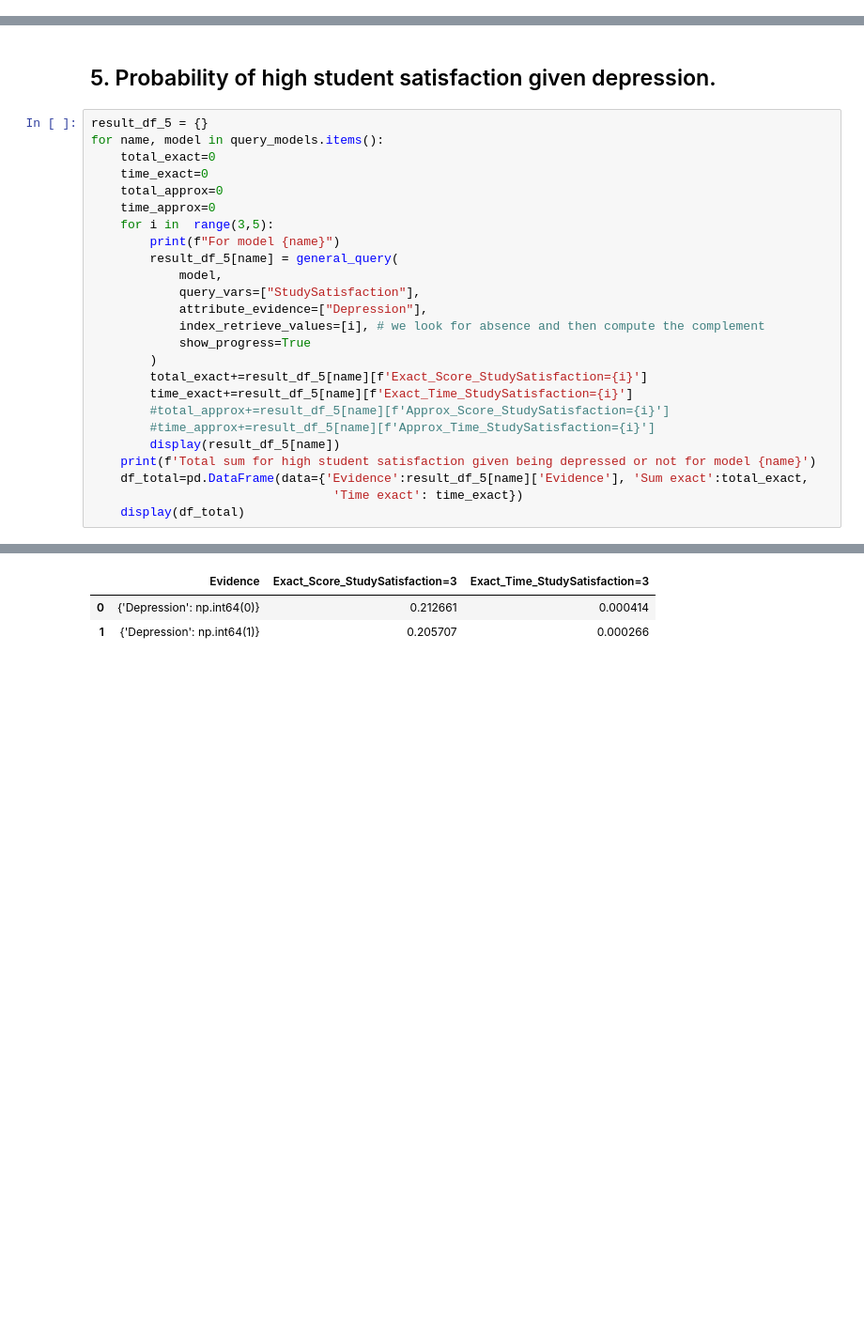
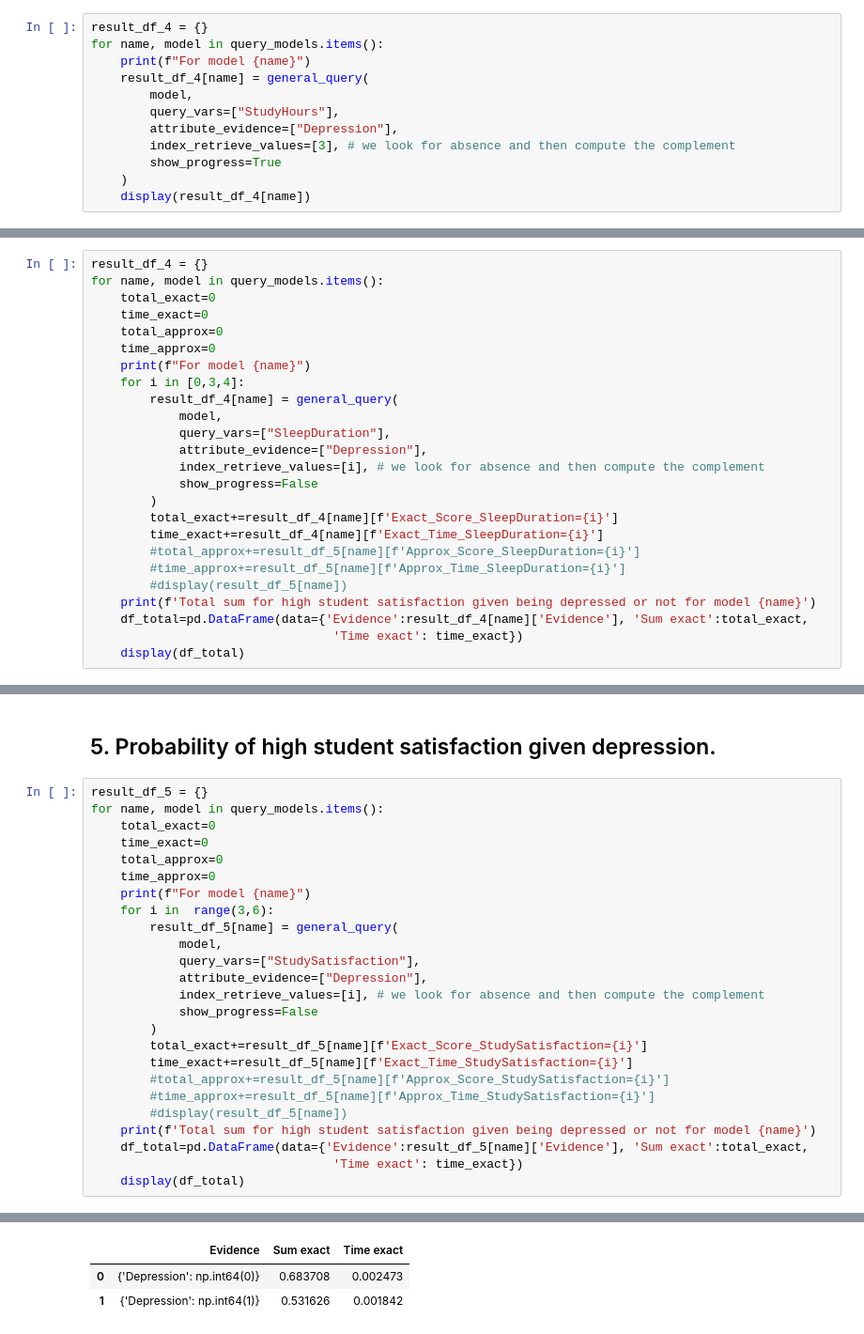
Before and after one commit to Shardyne/faikr3-project, a Jupyter notebook: network_comparison.ipynb, the cells around one changed output, grey strips where cells are left out. Shown at 94% size. Saved outputs shown, nothing was run; the diff lists cells and outputs as text; blank space fills up the shorter version.

```diff
--- a/network_comparison.ipynb
+++ b/network_comparison.ipynb
@@ -710,0 +699,12 @@ For model Network with latent variable 1
+# %%
+result_df_4 = {}
+for name, model in query_models.items():
+    print(f"For model {name}")
+    result_df_4[name] = general_query(
+        model,
+        query_vars=["StudyHours"],
+        attribute_evidence=["Depression"],
+        index_retrieve_values=[3], # we look for absence and then compute the complement
+        show_progress=True
+    )
+    display(result_df_4[name])
@@ -735,0 +745,25 @@ For model Network with latent variable 1
+# %%
+result_df_4 = {}
+for name, model in query_models.items():
+    total_exact=0
+    time_exact=0
+    total_approx=0
+    time_approx=0
+    print(f"For model {name}")
+    for i in [0,3,4]:
+        result_df_4[name] = general_query(
+            model,
+            query_vars=["SleepDuration"],
+            attribute_evidence=["Depression"],
+            index_retrieve_values=[i], # we look for absence and then compute the complement
+            show_progress=False
+        )
+        total_exact+=result_df_4[name][f'Exact_Score_SleepDuration={i}']
+        time_exact+=result_df_4[name][f'Exact_Time_SleepDuration={i}']
+        #total_approx+=result_df_5[name][f'Approx_Score_SleepDuration={i}']
+        #time_approx+=result_df_5[name][f'Approx_Time_SleepDuration={i}']
+        #display(result_df_5[name])
+    print(f'Total sum for high student satisfaction given being depressed or not for model {name}')
+    df_total=pd.DataFrame(data={'Evidence':result_df_4[name]['Evidence'], 'Sum exact':total_exact,
+                                 'Time exact': time_exact})
+    display(df_total)
@@ -763,20 +808,20 @@ for name, model in query_models.items():
     time_exact=0
     total_approx=0
     time_approx=0
-    for i in  range(3,5):
-        print(f"For model {name}")
+    print(f"For model {name}")
+    for i in  range(3,6):
         result_df_5[name] = general_query(
             model,
             query_vars=["StudySatisfaction"],
             attribute_evidence=["Depression"],
             index_retrieve_values=[i], # we look for absence and then compute the complement
-            show_progress=True
+            show_progress=False
         )
         total_exact+=result_df_5[name][f'Exact_Score_StudySatisfaction={i}']
         time_exact+=result_df_5[name][f'Exact_Time_StudySatisfaction={i}']
         #total_approx+=result_df_5[name][f'Approx_Score_StudySatisfaction={i}']
         #time_approx+=result_df_5[name][f'Approx_Time_StudySatisfaction={i}']
-        display(result_df_5[name])
+        #display(result_df_5[name])
     print(f'Total sum for high student satisfaction given being depressed or not for model {name}')
     df_total=pd.DataFrame(data={'Evidence':result_df_5[name]['Evidence'], 'Sum exact':total_exact,
                                  'Time exact': time_exact})
@@ -786,3 +832,3 @@ For model Baseline Network 1
-|  | Evidence | Exact_Score_StudySatisfaction=3 | Exact_Time_StudySatisfaction=3 |
-| 0 | {'Depression': np.int64(0)} | 0.212661 | 0.000414 |
-| 1 | {'Depression': np.int64(1)} | 0.205707 | 0.000266 |
+|  | Evidence | Sum exact | Time exact |
+| 0 | {'Depression': np.int64(0)} | 0.683708 | 0.002473 |
+| 1 | {'Depression': np.int64(1)} | 0.531626 | 0.001842 |
```
Also changed, not shown: parts of 10 cells of this notebook, 2 other files.
